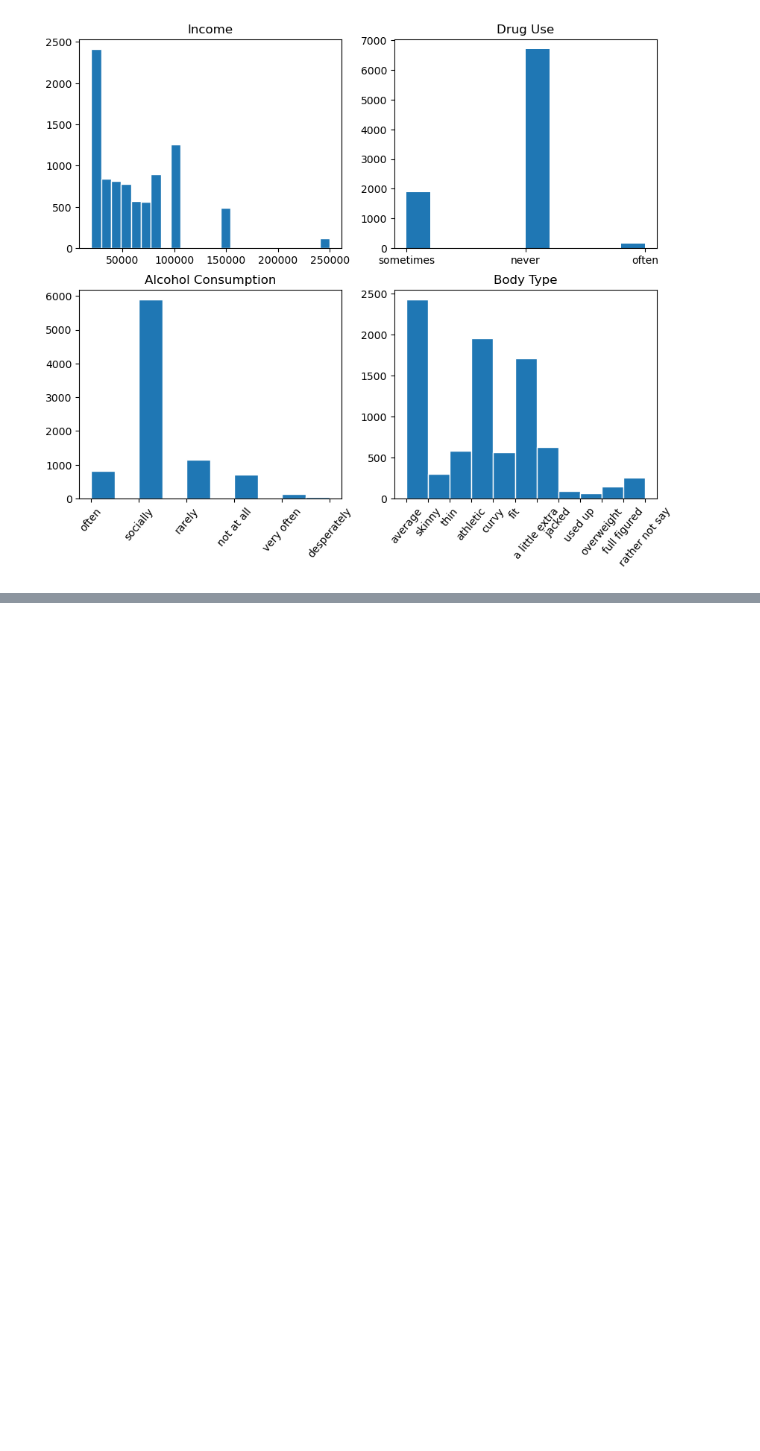
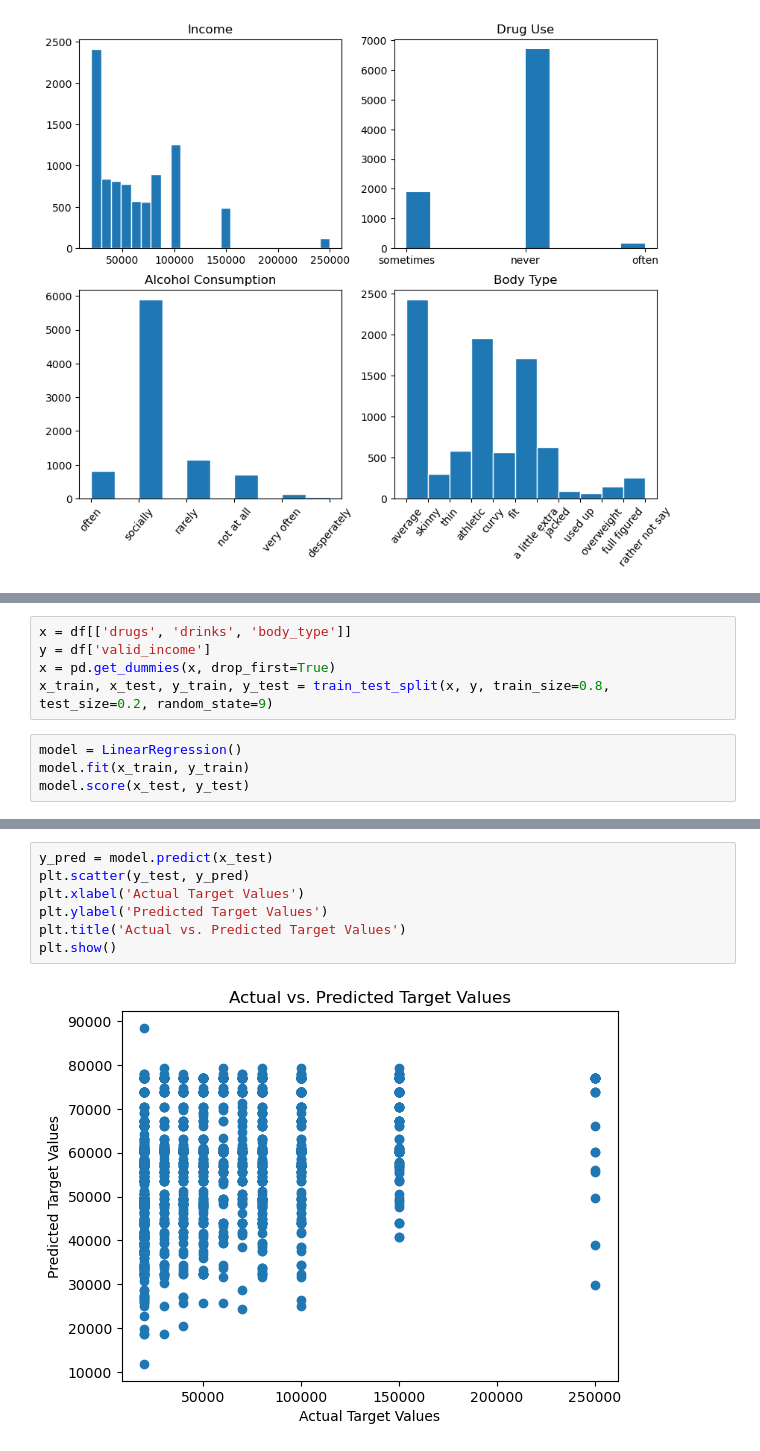
Before and after one commit to tsheppel/OKCupid_project, a Jupyter notebook: date-a-scientist.ipynb, the cells around one changed output, grey strips where cells are left out. Cells and saved outputs as stored; diff of their text form; blank space fills up the shorter version.

Commit message:
more exploratory and regression

```diff
--- a/date-a-scientist.ipynb
+++ b/date-a-scientist.ipynb
@@ -149,0 +181,9 @@ plt.show()
+# %%
+x = df[['drugs', 'drinks', 'body_type']]
+y = df['valid_income']
+x = pd.get_dummies(x, drop_first=True)
+x_train, x_test, y_train, y_test = train_test_split(x, y, train_size=0.8, test_size=0.2, random_state=9)
+# %%
+model = LinearRegression()
+model.fit(x_train, y_train)
+model.score(x_test, y_test)
@@ -149,0 +222,9 @@ plt.show()
+# %%
+y_pred = model.predict(x_test)
+plt.scatter(y_test, y_pred)
+plt.xlabel('Actual Target Values')
+plt.ylabel('Predicted Target Values')
+plt.title('Actual vs. Predicted Target Values')
+plt.show()
+# %% [output]
+[figure, added]
```
Also changed, not shown: parts of 8 cells of this notebook.
